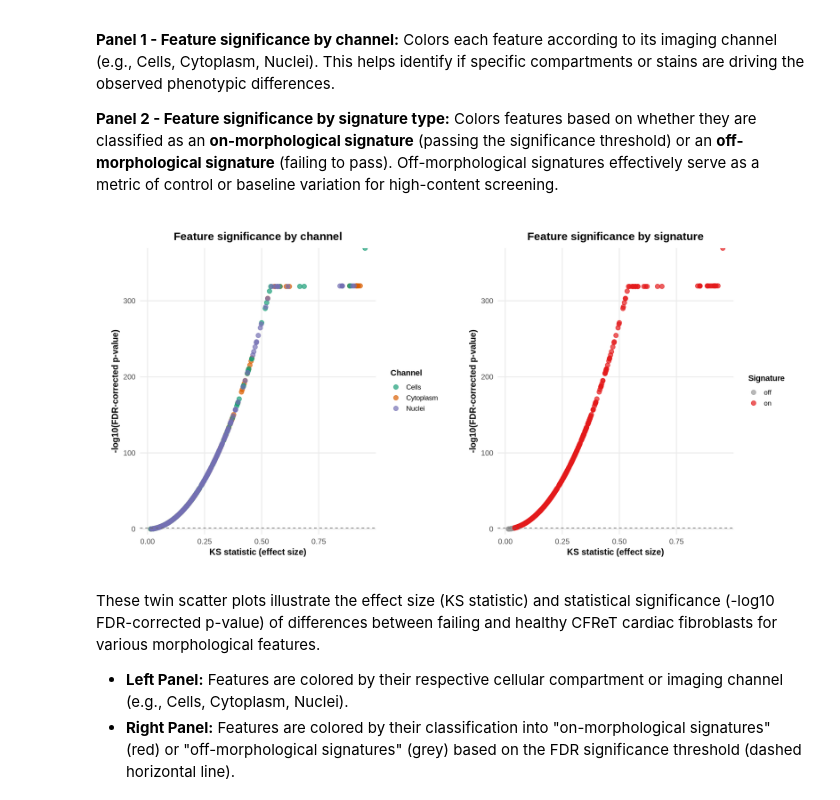
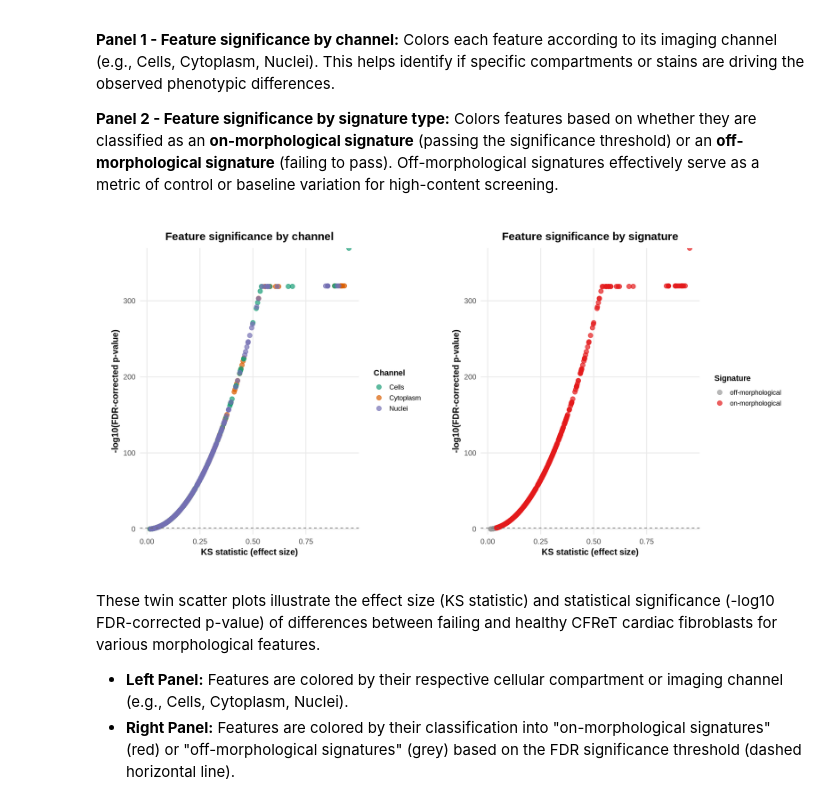
Before and after one commit to WayScience/buscar, a Jupyter notebook: notebooks/2.cfret-analysis/plots/3.cfret-signature-volcano-plot.ipynb, the cells around one changed output. Drawn from its saved outputs; the diff is of its cells as text; code cells hidden in the pictures.

```diff
--- a/notebooks/2.cfret-analysis/plots/3.cfret-signature-volcano-plot.ipynb
+++ b/notebooks/2.cfret-analysis/plots/3.cfret-signature-volcano-plot.ipynb
@@ -69,7 +69,8 @@ sig_stats_df$channel <- sapply(strsplit(sig_stats_df$feature, "_"), `[`, 1)
 
 # Generate a color palette for the different channels
 n_channels <- length(unique(sig_stats_df$channel))
-dark2_palette <- brewer.pal(min(n_channels, 8), "Dark2")
+# brewer.pal requires at least 3 colors to avoid warnings
+dark2_palette <- brewer.pal(max(3, min(n_channels, 8)), "Dark2")
 
 # Set consistent Y-axis limits across both plots
 # Multiply by 1.1 to provide headroom above the most significant point
@@ -105,38 +106,39 @@ plot_significant <- ggplot(sig_stats_df, aes(x = ks_stat, y = neg_log10_p_value,
   scale_color_manual(
     # Using consistent terminology: on-morphological and off-morphological signatures
     values = c("off" = "gray60", "on" = "#E41A1C"),
+    labels = c("off" = "off-morphological", "on" = "on-morphological")
   ) +
   scale_y_continuous(limits = c(0, y_max), expand = expansion(mult = c(0.02, 0.05))) +
   geom_hline(yintercept = -log10(0.05), linetype = "dashed", color = "gray40", linewidth = 0.5) +
   labs(
     x = "KS statistic (effect size)",
     y = "-log10(FDR-corrected p-value)",
     title = "Feature significance by signature",
     color = "Signature"
   ) +
   theme_minimal(base_size = 16) +
   theme(
     plot.title = element_text(hjust = 0.5, face = "bold", size = 18),
     axis.title = element_text(size = 14, face = "bold"),
     axis.text = element_text(size = 12),
     legend.position = "right",
     legend.title = element_text(face = "bold", size = 13),
     legend.text = element_text(size = 11),
     panel.grid.minor = element_blank(),
     plot.margin = margin(20, 20, 20, 20)
   )
 
 # Combine the two generated plots side-by-side using patchwork
 combined_plot <- plot_channel + plot_significant
 
 # Save the combined visualization to the output directory
 output_png_path <- file.path(sig_plot_output_dir, "cfret_signature_significance_plots.png")
 ggsave(output_png_path, combined_plot, width = 16, height = 8, dpi = 300, bg = "white")
 
 # Display the plot in the notebook
 combined_plot
 # %% [output]
-[figure, old version]
+[figure, new version]
 # %% [markdown]
 These twin scatter plots illustrate the effect size (KS statistic) and statistical significance (-log10 FDR-corrected p-value) of differences between failing and healthy CFReT cardiac fibroblasts for various morphological features.
 
```
Also changed, not shown: parts of 1 cell of this notebook, 8 other files.
